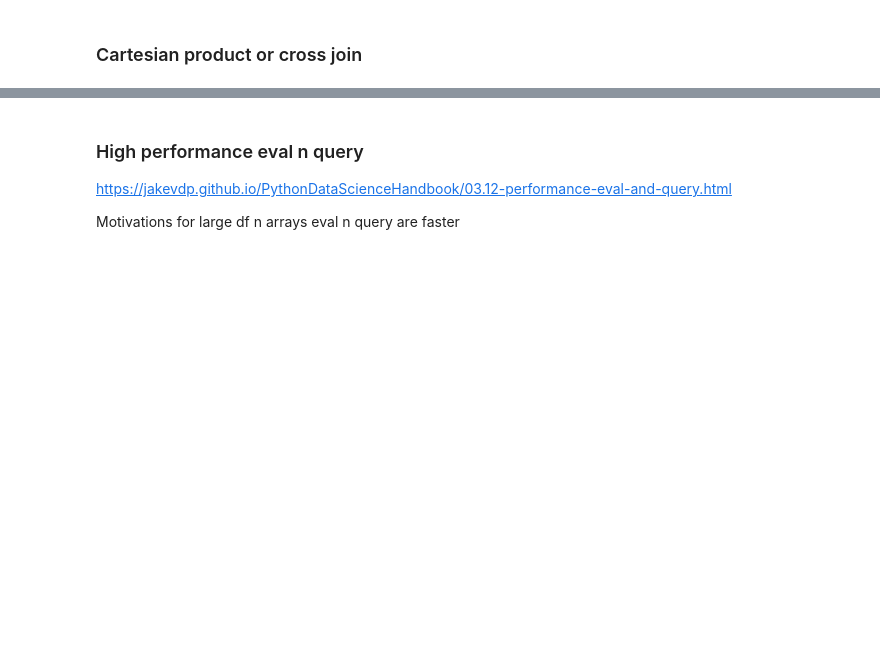
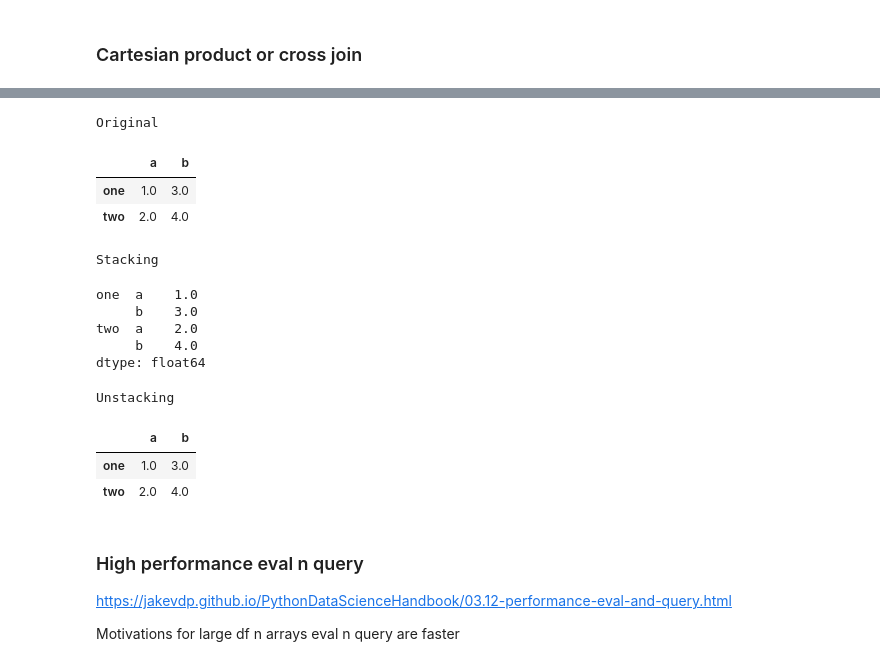
Before and after one commit to leandroohf/ds_pragmatic_programming, a Jupyter notebook: ds_pragmatic_programming_python.ipynb, the cells around one changed output, grey strips where cells are left out. Drawn from its saved outputs; the diff is of its cells as text; code cells hidden in the pictures; blank space fills up the shorter version.

```diff
--- a/ds_pragmatic_programming_python.ipynb
+++ b/ds_pragmatic_programming_python.ipynb
@@ -1526,3 +1561,31 @@ cartesian_df.head(11)
+# %%
+print('Original')
+df = pd.DataFrame({'a': [1.0,2.0], 'b': [3.0,4.0]}, index=['one', 'two'])
+df
+
+print()
+print('Stacking')
+df_stacked = df.stack()
+df_stacked
+
+print()
+print('Unstacking')
+df_stacked.unstack()
+# %% [output]
+Original
+|  | a | b |
+| one | 1.0 | 3.0 |
+| two | 2.0 | 4.0 |
+Stacking
+one  a    1.0
+     b    3.0
+two  a    2.0
+     b    4.0
+dtype: float64
+Unstacking
+|  | a | b |
+| one | 1.0 | 3.0 |
+| two | 2.0 | 4.0 |
 # %% [markdown]
 ### High performance eval n query
 
```
Also changed, not shown: parts of 6 cells of this notebook, 2 other files.
